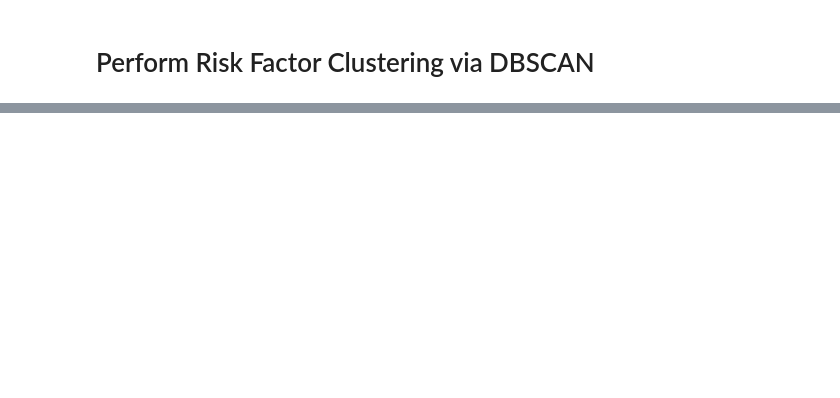
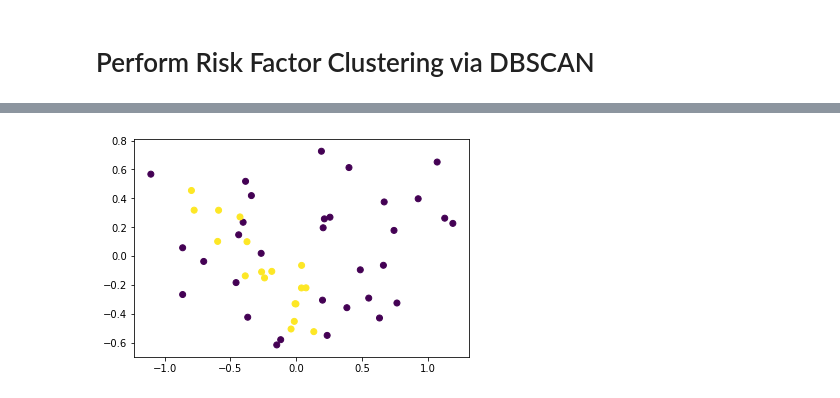
Before and after one commit to alankritjoshi/cs6220f17project2, a Jupyter notebook: 02_working/process_dataset.ipynb, the cells around one changed output, grey strips where cells are left out. Saved outputs shown, nothing was run; the diff lists cells and outputs as text; code cells hidden in the pictures; blank space fills up the shorter version.

```diff
--- a/02_working/process_dataset.ipynb
+++ b/02_working/process_dataset.ipynb
@@ -380,0 +490,6 @@ risk_factor_date.head(n=5)
+# %%
+# Perform DBSCAN to find clusters
+risk_factor_db = DBSCAN(eps=0.3, min_samples=3).fit(risk_factor_data_norm) # TODO: Actually tune the DBSCAN parameters from defaults
+risk_factor_data_w_DB_clusters = risk_factor_data.copy()
+risk_factor_data_w_DB_clusters['Cluster'] = risk_factor_db.labels_
+risk_factor_data_w_DB_clusters.head(n=5)
@@ -380,0 +504,10 @@ risk_factor_date.head(n=5)
+# %%
+# Perform PCA to make 2D risk factor plot
+pca = PCA(n_components=2).fit(risk_factor_data_norm)
+pca_2d = pca.transform(risk_factor_data_norm).transpose()
+pca_2d
+
+plt.scatter(pca_2d[0], pca_2d[1], c=risk_factor_db.labels_, marker='o')
+plt.show()
+# %% [output]
+[figure, added]
```
Also changed, not shown: parts of 21 cells of this notebook, 2 other files.
